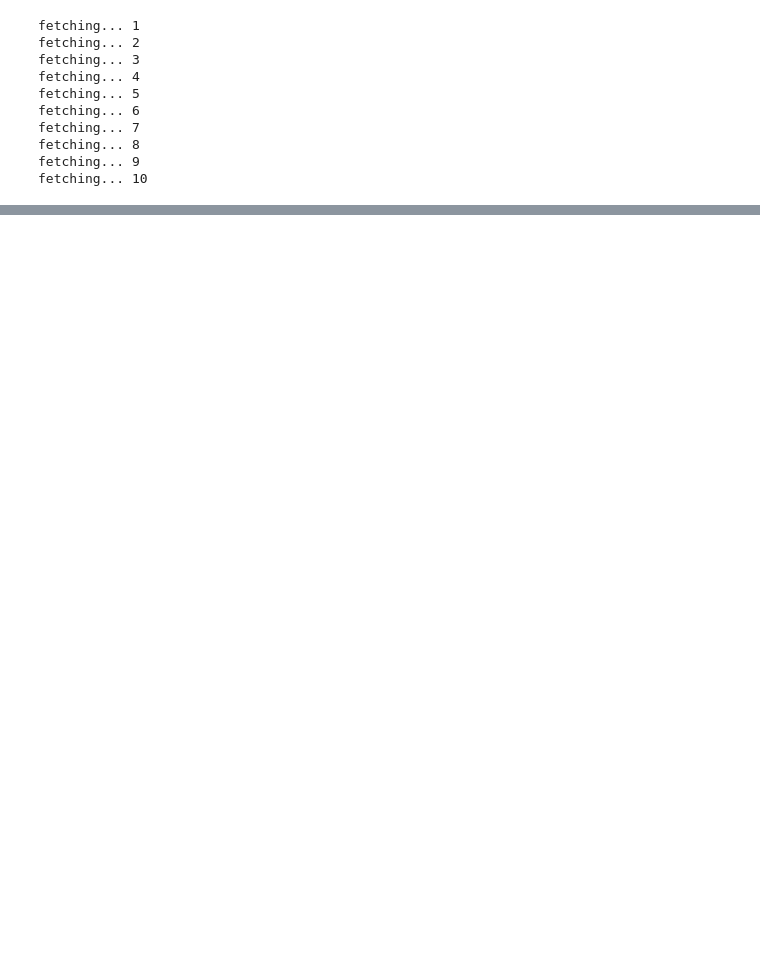
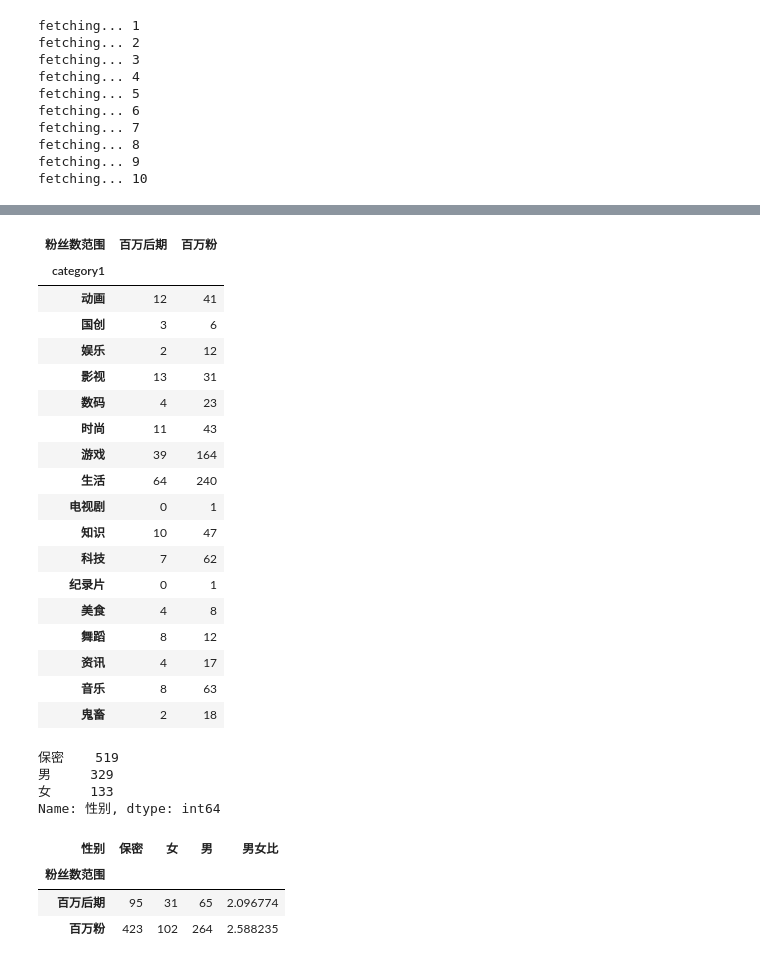
Before and after one commit to Albertiy/MyJupyterNote, a Jupyter notebook: 数据爬取.ipynb, the cells around one changed output, grey strips where cells are left out. Cells and saved outputs as stored; diff of their text form; code cells hidden in the pictures; blank space fills up the shorter version.

```diff
--- a/数据爬取.ipynb
+++ b/数据爬取.ipynb
@@ -112,0 +138,39 @@ TypeError: '>=' not supported between instances of 'str' and 'int'
+# %%
+t = pd.crosstab(df.category1, df.粉丝数范围)
+t.style.background_gradient("Reds", axis=0)
+# %% [output]
+| 粉丝数范围 | 百万后期 | 百万粉 |
+| category1 |  |  |
+| 动画 | 12 | 41 |
+| 国创 | 3 | 6 |
+| 娱乐 | 2 | 12 |
+| 影视 | 13 | 31 |
+| 数码 | 4 | 23 |
+| 时尚 | 11 | 43 |
+| 游戏 | 39 | 164 |
+| 生活 | 64 | 240 |
+| 电视剧 | 0 | 1 |
+| 知识 | 10 | 47 |
+| 科技 | 7 | 62 |
+| 纪录片 | 0 | 1 |
+| 美食 | 4 | 8 |
+| 舞蹈 | 8 | 12 |
+| 资讯 | 4 | 17 |
+| 音乐 | 8 | 63 |
+| 鬼畜 | 2 | 18 |
+# %%
+df.性别.value_counts()
+# %% [output]
+保密    519
+男     329
+女     133
+Name: 性别, dtype: int64
+# %%
+t = pd.crosstab(df.粉丝数范围, df.性别)
+t = t.eval("男女比=男/女")
+t.style.background_gradient("Reds", axis=1)
+# %% [output]
+| 性别 | 保密 | 女 | 男 | 男女比 |
+| 粉丝数范围 |  |  |  |  |
+| 百万后期 | 95 | 31 | 65 | 2.096774 |
+| 百万粉 | 423 | 102 | 264 | 2.588235 |
```
Also changed, not shown: parts of 18 cells of this notebook, 4 other files.
